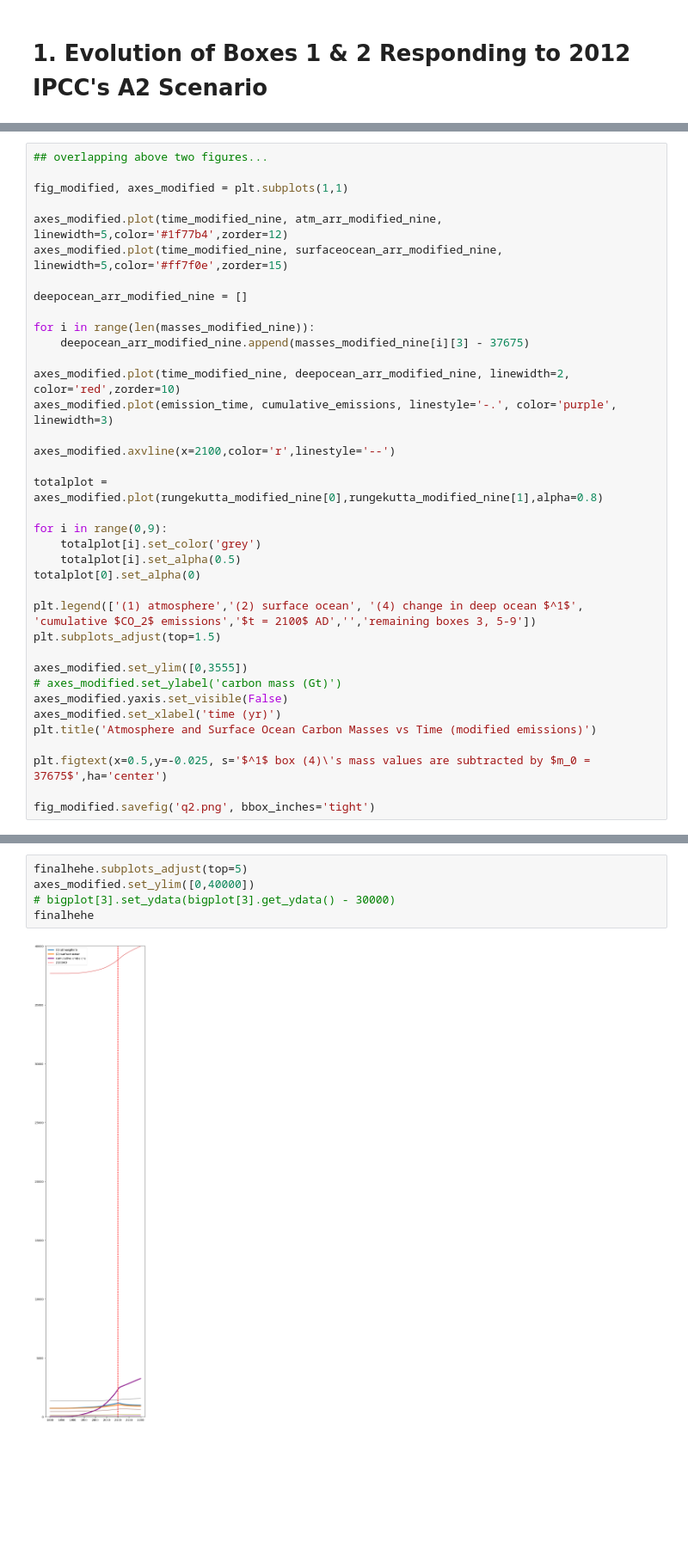
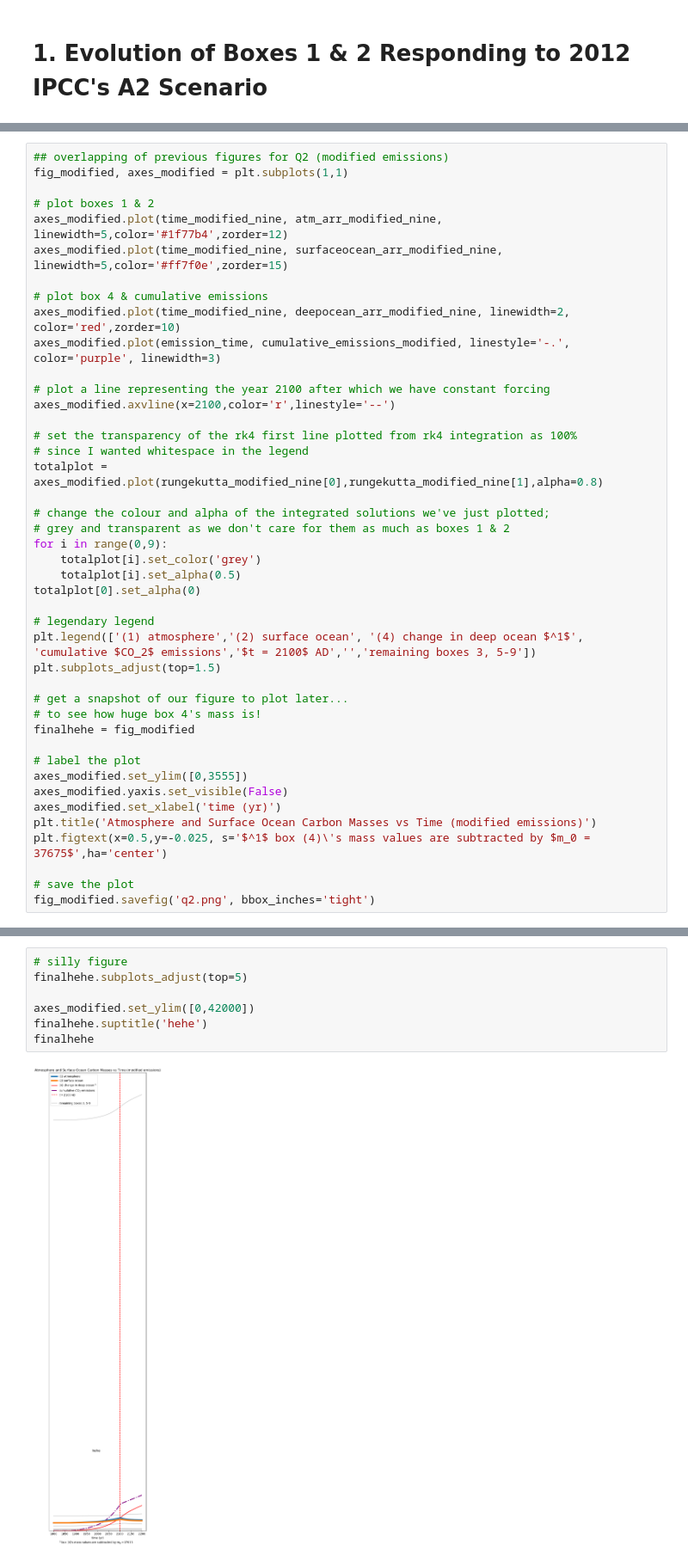
Before and after one commit to ejb1733/eosc453, a Jupyter notebook: assn1/code/main_final.ipynb, the cells around one changed output, grey strips where cells are left out. Shown at 86% size. Cells and saved outputs as stored; diff of their text form; blank space fills up the shorter version.

```diff
--- a/assn1/code/main_final.ipynb
+++ b/assn1/code/main_final.ipynb
@@ -263,46 +203,54 @@ fig_modified.savefig('q1.png', bbox_inches='tight')
 # %%
-## overlapping above two figures...
-
+## overlapping of previous figures for Q2 (modified emissions)
 fig_modified, axes_modified = plt.subplots(1,1)
 
+# plot boxes 1 & 2
 axes_modified.plot(time_modified_nine, atm_arr_modified_nine, linewidth=5,color='#1f77b4',zorder=12)
 axes_modified.plot(time_modified_nine, surfaceocean_arr_modified_nine, linewidth=5,color='#ff7f0e',zorder=15)
 
-deepocean_arr_modified_nine = []
+# plot box 4 & cumulative emissions
+axes_modified.plot(time_modified_nine, deepocean_arr_modified_nine, linewidth=2, color='red',zorder=10)
+axes_modified.plot(emission_time, cumulative_emissions_modified, linestyle='-.', color='purple', linewidth=3)
 
-for i in range(len(masses_modified_nine)):
-    deepocean_arr_modified_nine.append(masses_modified_nine[i][3] - 37675)
-
-axes_modified.plot(time_modified_nine, deepocean_arr_modified_nine, linewidth=2, color='red',zorder=10)
-axes_modified.plot(emission_time, cumulative_emissions, linestyle='-.', color='purple', linewidth=3)
-
+# plot a line representing the year 2100 after which we have constant forcing
 axes_modified.axvline(x=2100,color='r',linestyle='--')
 
+# set the transparency of the rk4 first line plotted from rk4 integration as 100%
+# since I wanted whitespace in the legend
 totalplot = axes_modified.plot(rungekutta_modified_nine[0],rungekutta_modified_nine[1],alpha=0.8)
 
+# change the colour and alpha of the integrated solutions we've just plotted;
+# grey and transparent as we don't care for them as much as boxes 1 & 2
 for i in range(0,9):
     totalplot[i].set_color('grey')
     totalplot[i].set_alpha(0.5)
 totalplot[0].set_alpha(0)
 
+# legendary legend
 plt.legend(['(1) atmosphere','(2) surface ocean', '(4) change in deep ocean $^1$', 'cumulative $CO_2$ emissions','$t = 2100$ AD','','remaining boxes 3, 5-9'])
 plt.subplots_adjust(top=1.5)
 
+# get a snapshot of our figure to plot later...
+# to see how huge box 4's mass is!
+finalhehe = fig_modified
+
+# label the plot
 axes_modified.set_ylim([0,3555])
-# axes_modified.set_ylabel('carbon mass (Gt)')
 axes_modified.yaxis.set_visible(False)
 axes_modified.set_xlabel('time (yr)')
 plt.title('Atmosphere and Surface Ocean Carbon Masses vs Time (modified emissions)')
-
 plt.figtext(x=0.5,y=-0.025, s='$^1$ box (4)\'s mass values are subtracted by $m_0 = 37675$',ha='center')
 
+# save the plot
 fig_modified.savefig('q2.png', bbox_inches='tight')
 # %% [output]
 [figure]
 # %%
+# silly figure
 finalhehe.subplots_adjust(top=5)
-axes_modified.set_ylim([0,40000])
-# bigplot[3].set_ydata(bigplot[3].get_ydata() - 30000)
+
+axes_modified.set_ylim([0,42000])
+finalhehe.suptitle('hehe')
 finalhehe
 # %% [output]
-[figure, old version]
+[figure, new version]
```
Also changed, not shown: parts of 30 cells of this notebook, 4 other files.
